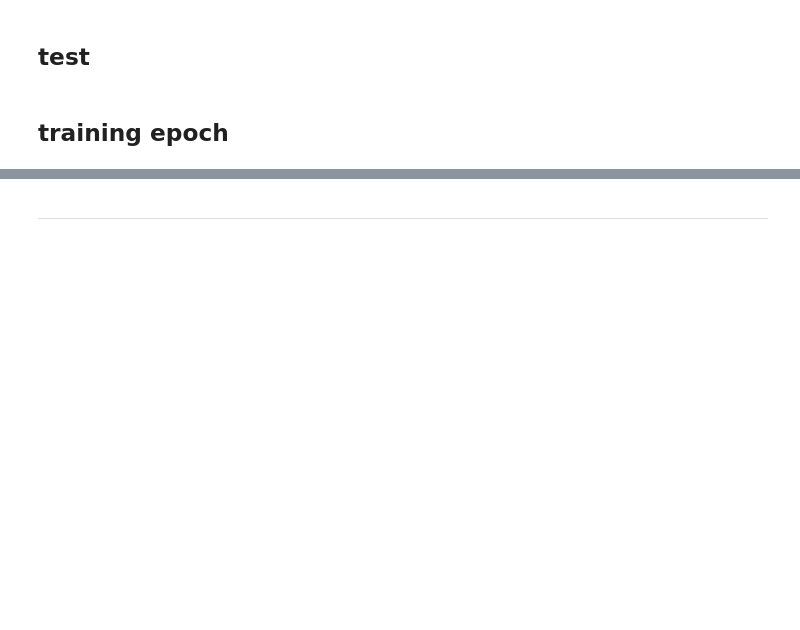
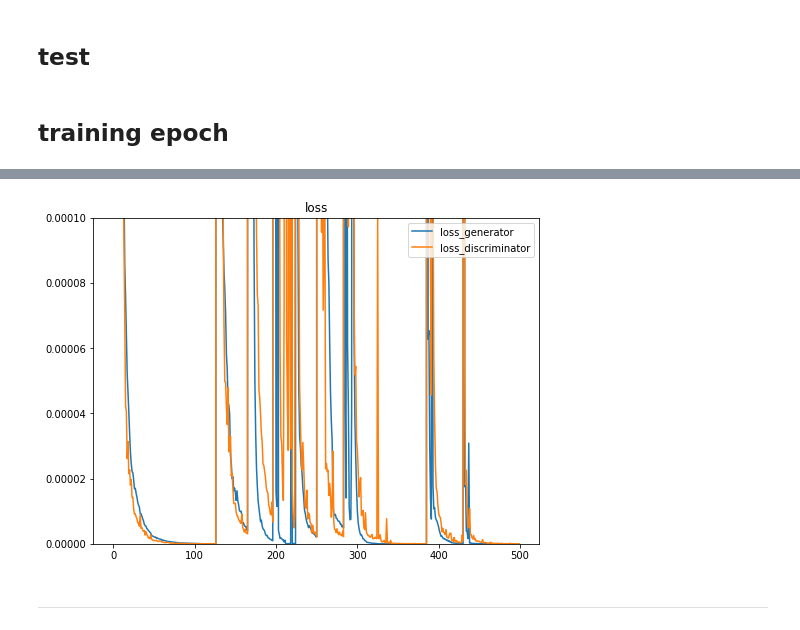
Before and after one commit to robinjoo1015/machine-learning-project-2022-2, a Jupyter notebook: 12/01-assignment_12.ipynb, the cells around one changed output, grey strips where cells are left out. Drawn from its saved outputs; the diff is of its cells as text; code cells hidden in the pictures; blank space fills up the shorter version.

```diff
--- a/12/01-assignment_12.ipynb
+++ b/12/01-assignment_12.ipynb
@@ -321,3 +349,13 @@ for i in tqdm(range(number_epoch)):
+# %%
+plt.figure(figsize=(8, 6))
+plt.plot(loss_generator, label='loss_generator')
+plt.plot(loss_discriminator, label='loss_discriminator')
+plt.ylim(0,0.0001)
+plt.legend()
+plt.title('loss')
+plt.show()
+# %% [output]
+[figure, added]
 # %% [markdown]
 ---
 # %% [markdown]
```
Also changed, not shown: parts of 7 cells of this notebook.
